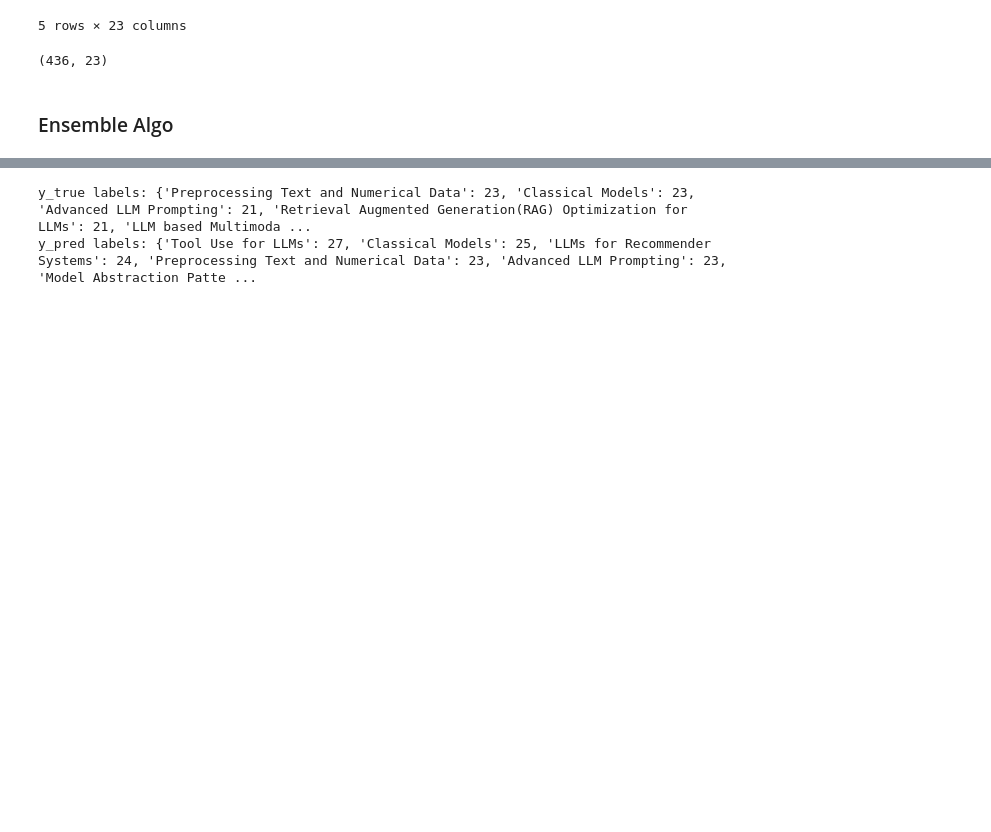
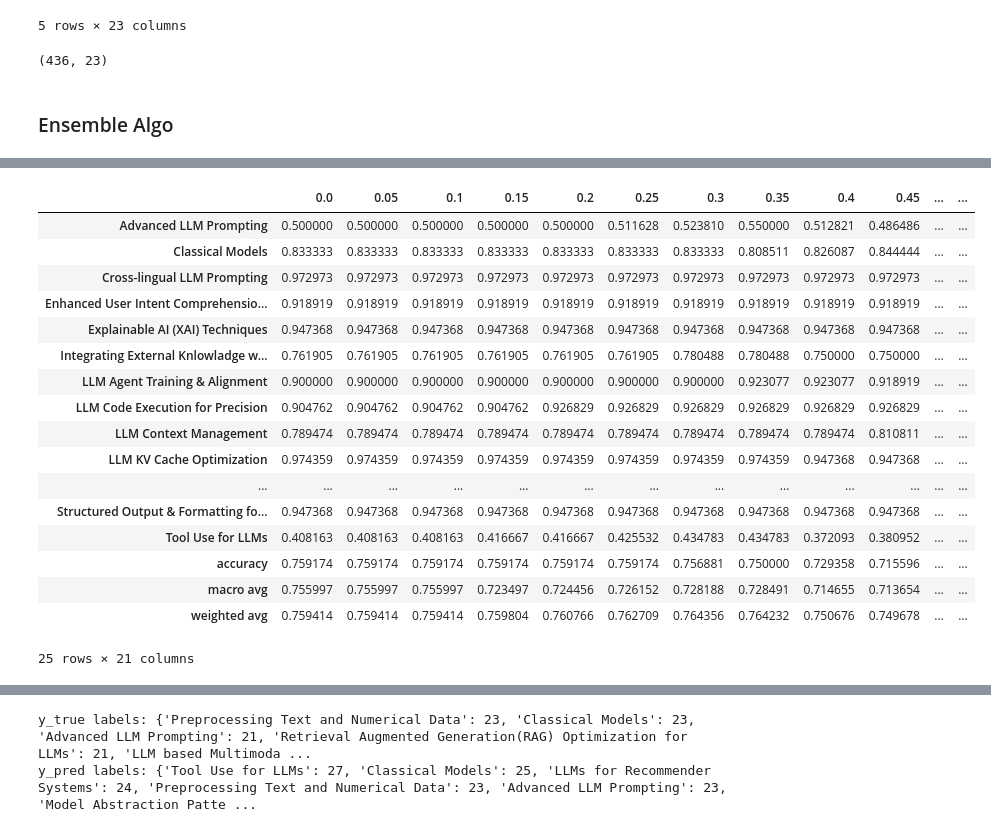
Before and after one commit to HasinthakaPiyumal/AI-Pattern-Mining-Project, a Jupyter notebook: notebooks/3.2.3 Ensemble Algorith Threshold Testing.ipynb, the cells around one changed output, grey strips where cells are left out. Saved outputs shown, nothing was run; the diff lists cells and outputs as text; code cells hidden in the pictures; blank space fills up the shorter version.

Commit message:
Refactor code structure for improved readability and maintainability

```diff
--- a/notebooks/3.2.3 Ensemble Algorith Threshold Testing.ipynb
+++ b/notebooks/3.2.3 Ensemble Algorith Threshold Testing.ipynb
@@ -16,7 +16,7 @@ lr_data.head()
 # %%
 numeric_cols = nn_data.select_dtypes(include=['number']).columns.tolist()
 meta_data = pd.DataFrame()
-meta_data = nn_data[numeric_cols] + lr_data[numeric_cols]
+meta_data = (nn_data[numeric_cols] + lr_data[numeric_cols]*0.7)/2
 meta_data['pattern'] = nn_data['pattern']
 # meta_data['file'] = nn_data['file']
 meta_data.to_csv("/home/hasinthaka/Documents/Projects/AI/Pattern Mining/pipeline/experiments-llm/results/proba_distributions/probability_distributions_ensemble.csv", index=False)
@@ -44,15 +44,14 @@ def get_prediction(row, threshold=0.5):
     if high_prob >= threshold:
         max_class = row.idxmax()
         return max_class
-    return "None Type"
+    return "Other"
 
 
-def classify(threshold):
-    y_true = meta_data['pattern']
-    y_pred = meta_data.drop('pattern', axis=1).apply(get_prediction, threshold=threshold, axis=1)
+def classify(threshold,data=meta_data):
+    global report_df
+    y_true = data['pattern']
+    y_pred = data.drop('pattern', axis=1).apply(get_prediction, threshold=threshold, axis=1)
     report = classification_report(y_true, y_pred, output_dict=True, zero_division=0)
     macro = report['macro avg']
-    return macro['precision'], macro['recall'], macro['f1-score']
-
-
-classify(0.5)
+    report_df = pd.DataFrame(report).T
+    return macro['precision'], macro['recall'], macro['f1-score'],report_df
@@ -60,0 +58,16 @@ classify(0.5)
+# %%
+best = None
+best_class_wise = pd.DataFrame()
+for th in range(0,100,5):
+    th = th/100
+    precision, recall, f1, report_df = classify(th,meta_data)
+
+    best_class_wise[th] = report_df['f1-score']
+
+    if best is None or f1 > best[0]:
+        best = (f1, th, precision, recall)
+    print(f"Threshold: {th} => Precision: {precision}, Recall: {recall}, F1-Score: {f1}")
+
+print("-"*10)
+print(f"Best Threshold: {best[1]} => Precision: {best[2]}, Recall: {best[3]}, F1-Score: {best[0]}")
+best_class_wise['best_threshold'] = best_class_wise.idxmax(axis=1)
@@ -60,0 +92,21 @@ classify(0.5)
+# %%
+best_class_wise
+# %% [output]
+|  | 0.0 | 0.05 | 0.1 | 0.15 | 0.2 | 0.25 | 0.3 | 0.35 | 0.4 | 0.45 | ... | ... |
+| Advanced LLM Prompting | 0.500000 | 0.500000 | 0.500000 | 0.500000 | 0.500000 | 0.511628 | 0.523810 | 0.550000 | 0.512821 | 0.486486 | ... | ... |
+| Classical Models | 0.833333 | 0.833333 | 0.833333 | 0.833333 | 0.833333 | 0.833333 | 0.833333 | 0.808511 | 0.826087 | 0.844444 | ... | ... |
+| Cross-lingual LLM Prompting | 0.972973 | 0.972973 | 0.972973 | 0.972973 | 0.972973 | 0.972973 | 0.972973 | 0.972973 | 0.972973 | 0.972973 | ... | ... |
+| Enhanced User Intent Comprehensio... | 0.918919 | 0.918919 | 0.918919 | 0.918919 | 0.918919 | 0.918919 | 0.918919 | 0.918919 | 0.918919 | 0.918919 | ... | ... |
+| Explainable AI (XAI) Techniques | 0.947368 | 0.947368 | 0.947368 | 0.947368 | 0.947368 | 0.947368 | 0.947368 | 0.947368 | 0.947368 | 0.947368 | ... | ... |
+| Integrating External Knlowladge w... | 0.761905 | 0.761905 | 0.761905 | 0.761905 | 0.761905 | 0.761905 | 0.780488 | 0.780488 | 0.750000 | 0.750000 | ... | ... |
+| LLM Agent Training & Alignment | 0.900000 | 0.900000 | 0.900000 | 0.900000 | 0.900000 | 0.900000 | 0.900000 | 0.923077 | 0.923077 | 0.918919 | ... | ... |
+| LLM Code Execution for Precision | 0.904762 | 0.904762 | 0.904762 | 0.904762 | 0.926829 | 0.926829 | 0.926829 | 0.926829 | 0.926829 | 0.926829 | ... | ... |
+| LLM Context Management | 0.789474 | 0.789474 | 0.789474 | 0.789474 | 0.789474 | 0.789474 | 0.789474 | 0.789474 | 0.789474 | 0.810811 | ... | ... |
+| LLM KV Cache Optimization | 0.974359 | 0.974359 | 0.974359 | 0.974359 | 0.974359 | 0.974359 | 0.974359 | 0.974359 | 0.947368 | 0.947368 | ... | ... |
+| ... | ... | ... | ... | ... | ... | ... | ... | ... | ... | ... | ... | ... |
+| Structured Output & Formatting fo... | 0.947368 | 0.947368 | 0.947368 | 0.947368 | 0.947368 | 0.947368 | 0.947368 | 0.947368 | 0.947368 | 0.947368 | ... | ... |
+| Tool Use for LLMs | 0.408163 | 0.408163 | 0.408163 | 0.416667 | 0.416667 | 0.425532 | 0.434783 | 0.434783 | 0.372093 | 0.380952 | ... | ... |
+| accuracy | 0.759174 | 0.759174 | 0.759174 | 0.759174 | 0.759174 | 0.759174 | 0.756881 | 0.750000 | 0.729358 | 0.715596 | ... | ... |
+| macro avg | 0.755997 | 0.755997 | 0.755997 | 0.723497 | 0.724456 | 0.726152 | 0.728188 | 0.728491 | 0.714655 | 0.713654 | ... | ... |
+| weighted avg | 0.759414 | 0.759414 | 0.759414 | 0.759804 | 0.760766 | 0.762709 | 0.764356 | 0.764232 | 0.750676 | 0.749678 | ... | ... |
+25 rows × 21 columns
```
Also changed, not shown: parts of 4 cells of this notebook, 2 other files.
